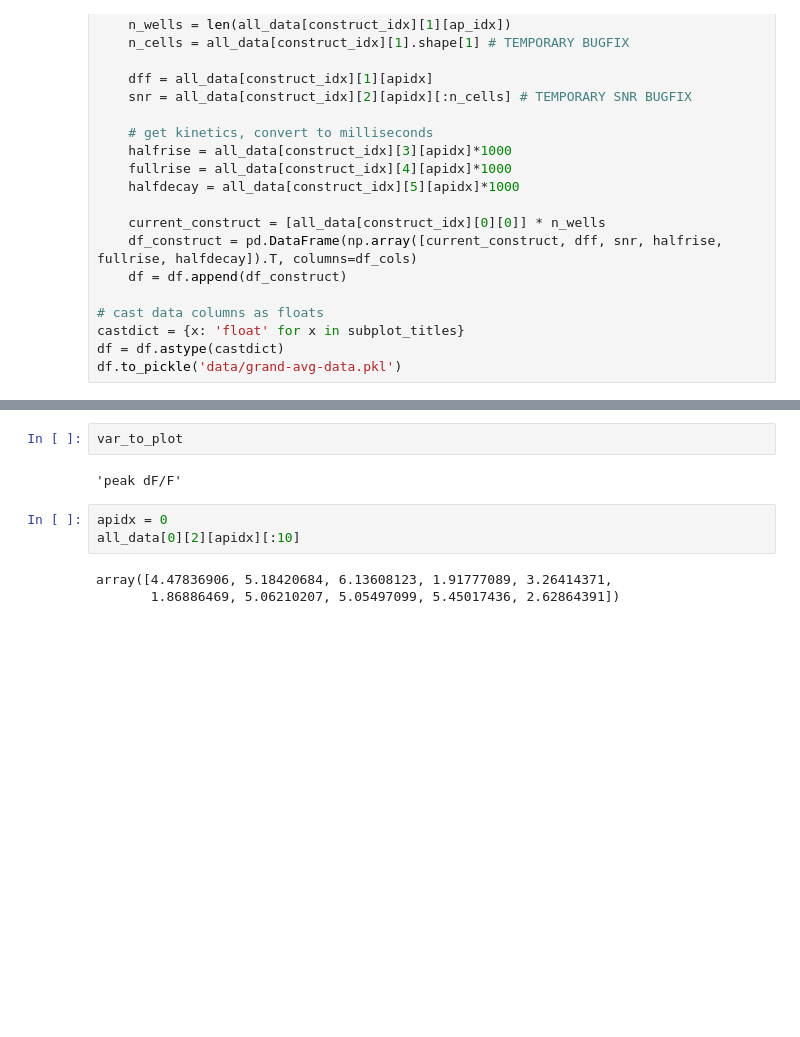
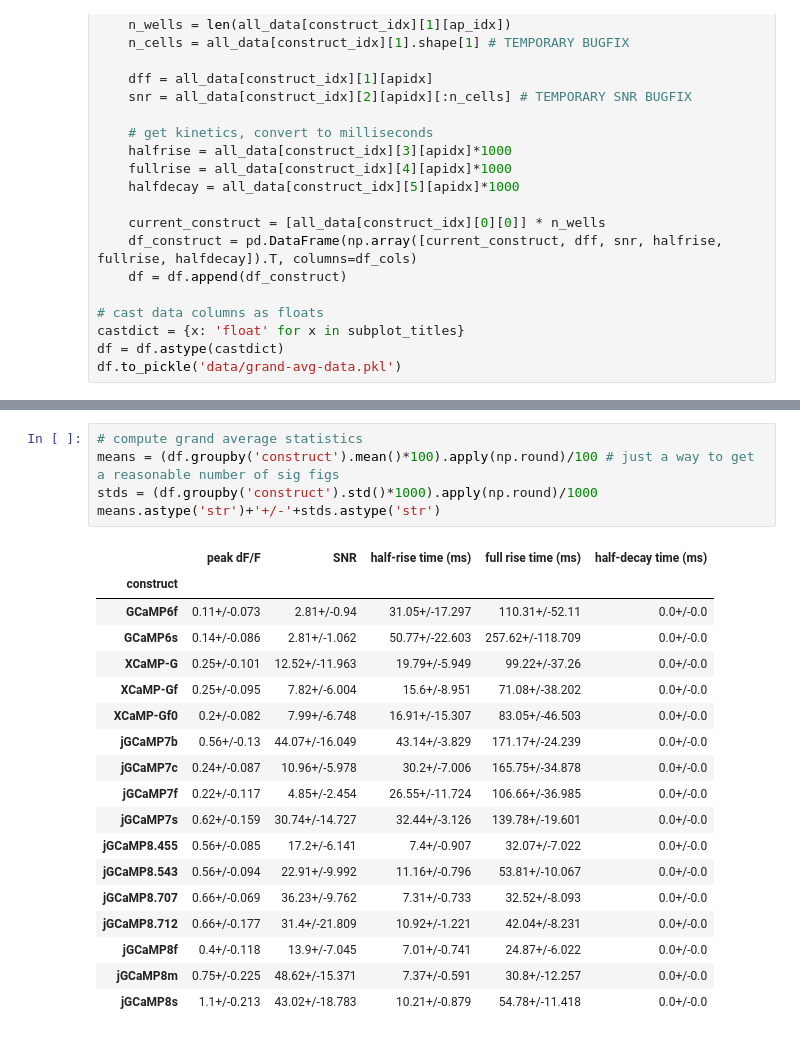
Before and after one commit to ilyakolb/jGCaMP8-neuron-culture-screen, a Jupyter notebook: grand-avg-hits-plotting.ipynb, the cells around one changed output, grey strips where cells are left out. Cells and saved outputs as stored; diff of their text form; blank space fills up the shorter version.

```diff
--- a/grand-avg-hits-plotting.ipynb
+++ b/grand-avg-hits-plotting.ipynb
@@ -117,10 +117,24 @@ sns.despine()
-# %%
-var_to_plot
-# %% [output]
-'peak dF/F'
-# %%
-apidx = 0
-all_data[0][2][apidx][:10]
-# %% [output]
-array([4.47836906, 5.18420684, 6.13608123, 1.91777089, 3.26414371,
-       1.86886469, 5.06210207, 5.05497099, 5.45017436, 2.62864391])
+# %%
+# compute grand average statistics
+means = (df.groupby('construct').mean()*100).apply(np.round)/100 # just a way to get a reasonable number of sig figs
+stds = (df.groupby('construct').std()*1000).apply(np.round)/1000
+means.astype('str')+'+/-'+stds.astype('str')
+# %% [output]
+|  | peak dF/F | SNR | half-rise time (ms) | full rise time (ms) | half-decay time (ms) |
+| construct |  |  |  |  |  |
+| GCaMP6f | 0.11+/-0.073 | 2.81+/-0.94 | 31.05+/-17.297 | 110.31+/-52.11 | 0.0+/-0.0 |
+| GCaMP6s | 0.14+/-0.086 | 2.81+/-1.062 | 50.77+/-22.603 | 257.62+/-118.709 | 0.0+/-0.0 |
+| XCaMP-G | 0.25+/-0.101 | 12.52+/-11.963 | 19.79+/-5.949 | 99.22+/-37.26 | 0.0+/-0.0 |
+| XCaMP-Gf | 0.25+/-0.095 | 7.82+/-6.004 | 15.6+/-8.951 | 71.08+/-38.202 | 0.0+/-0.0 |
+| XCaMP-Gf0 | 0.2+/-0.082 | 7.99+/-6.748 | 16.91+/-15.307 | 83.05+/-46.503 | 0.0+/-0.0 |
+| jGCaMP7b | 0.56+/-0.13 | 44.07+/-16.049 | 43.14+/-3.829 | 171.17+/-24.239 | 0.0+/-0.0 |
+| jGCaMP7c | 0.24+/-0.087 | 10.96+/-5.978 | 30.2+/-7.006 | 165.75+/-34.878 | 0.0+/-0.0 |
+| jGCaMP7f | 0.22+/-0.117 | 4.85+/-2.454 | 26.55+/-11.724 | 106.66+/-36.985 | 0.0+/-0.0 |
+| jGCaMP7s | 0.62+/-0.159 | 30.74+/-14.727 | 32.44+/-3.126 | 139.78+/-19.601 | 0.0+/-0.0 |
+| jGCaMP8.455 | 0.56+/-0.085 | 17.2+/-6.141 | 7.4+/-0.907 | 32.07+/-7.022 | 0.0+/-0.0 |
+| jGCaMP8.543 | 0.56+/-0.094 | 22.91+/-9.992 | 11.16+/-0.796 | 53.81+/-10.067 | 0.0+/-0.0 |
+| jGCaMP8.707 | 0.66+/-0.069 | 36.23+/-9.762 | 7.31+/-0.733 | 32.52+/-8.093 | 0.0+/-0.0 |
+| jGCaMP8.712 | 0.66+/-0.177 | 31.4+/-21.809 | 10.92+/-1.221 | 42.04+/-8.231 | 0.0+/-0.0 |
+| jGCaMP8f | 0.4+/-0.118 | 13.9+/-7.045 | 7.01+/-0.741 | 24.87+/-6.022 | 0.0+/-0.0 |
+| jGCaMP8m | 0.75+/-0.225 | 48.62+/-15.371 | 7.37+/-0.591 | 30.8+/-12.257 | 0.0+/-0.0 |
+| jGCaMP8s | 1.1+/-0.213 | 43.02+/-18.783 | 10.21+/-0.879 | 54.78+/-11.418 | 0.0+/-0.0 |
```
Also changed, not shown: parts of 2 cells of this notebook.
